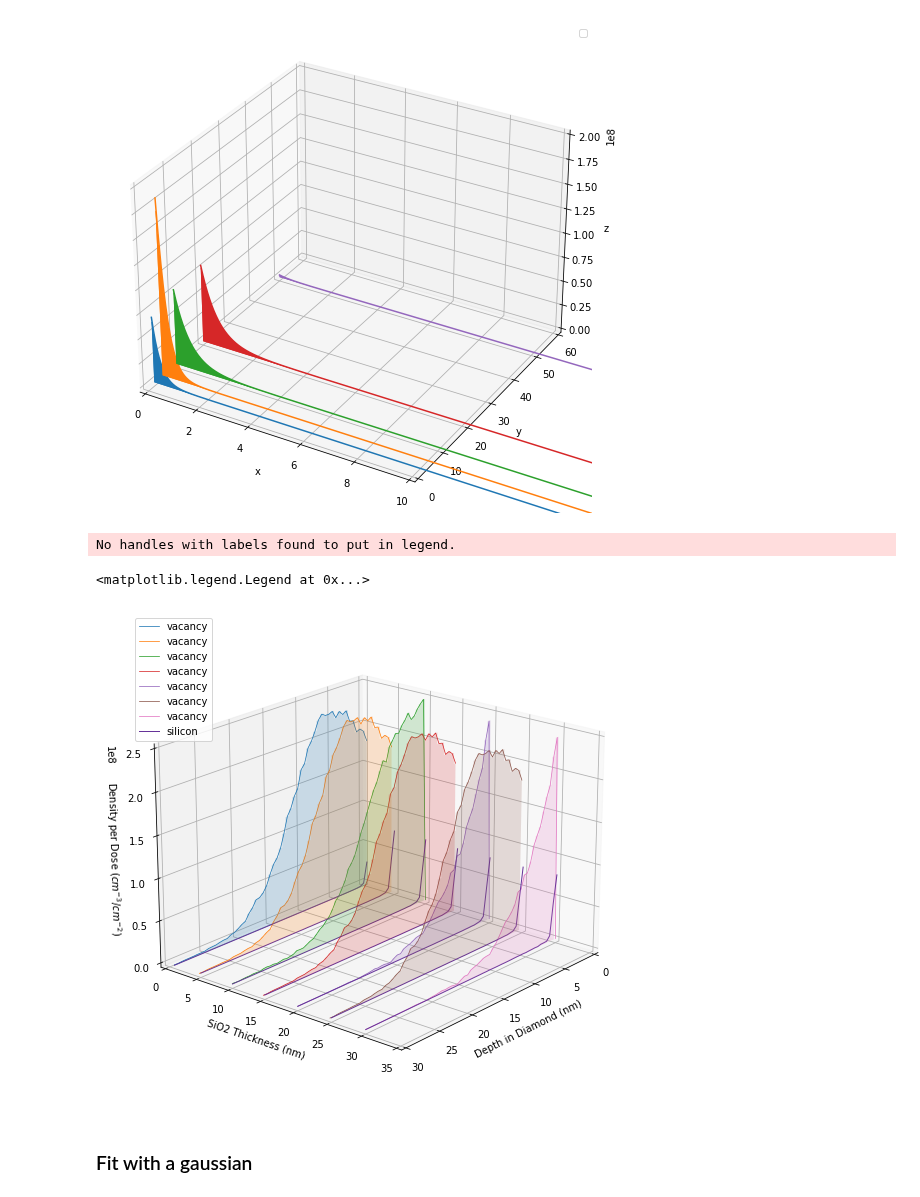
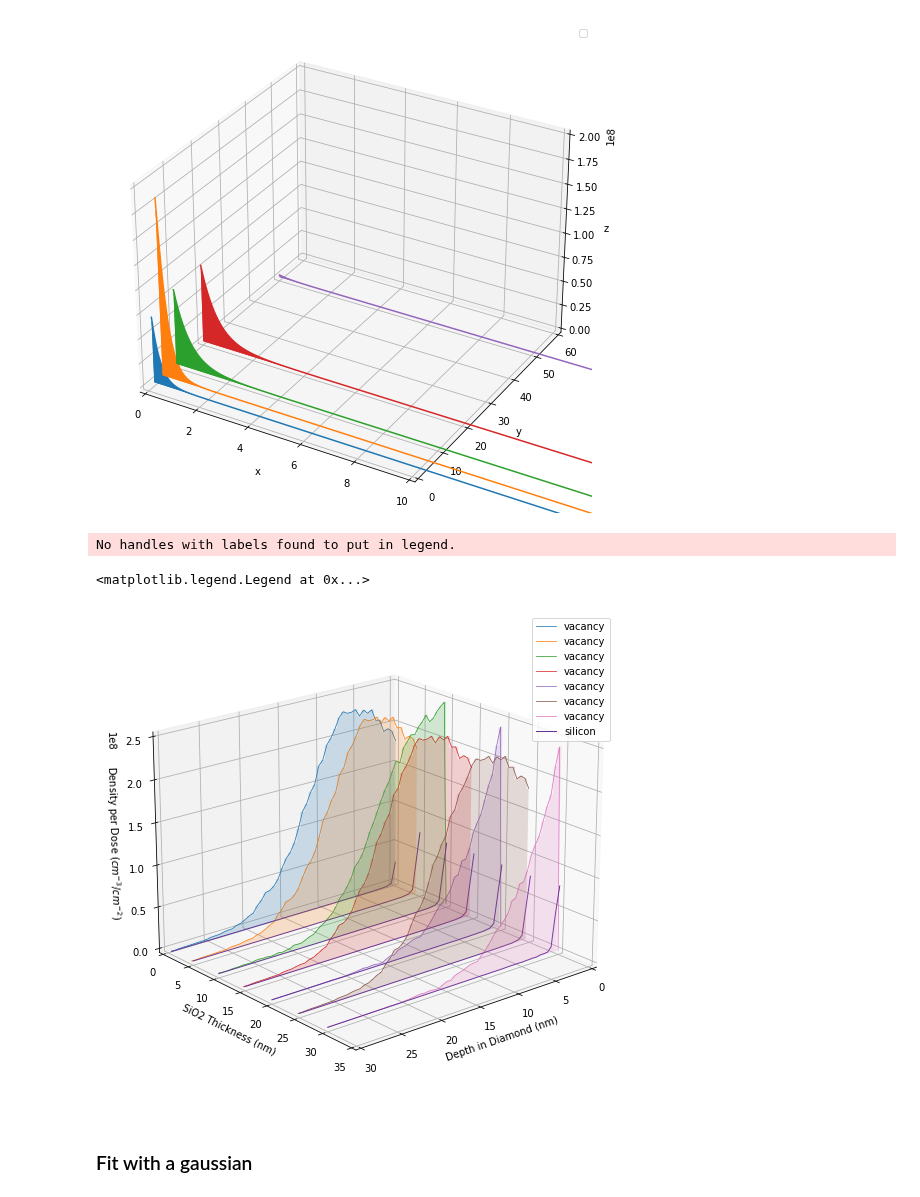
Before and after one commit to ahserhan/SiO2-SiV, a Jupyter notebook: 30keV SiO2/nmPlot3D.ipynb, the cells around one changed output. Cells and saved outputs as stored; diff of their text form; code cells hidden in the pictures.

```diff
--- a/30keV SiO2/nmPlot3D.ipynb
+++ b/30keV SiO2/nmPlot3D.ipynb
@@ -141,35 +141,35 @@ ax.set_zlabel('Density per Dose ($cm^{-3}$/$cm^{-2}$)')
 
 \
 #plot
 # plot3d(data1nm['Depth'],data1nm['Si'], 1)
 # plot3d(data2nm['Depth'],data2nm['C']*1e8, 2)
 plot3d(data5nm['Depth'],data5nm['C']*1e8, 1)
 plot3d(data5nm['Depth'],data5nm['C']*1e8, 5)
 plot3d(data10nm['Depth'],data10nm['C']*1e8,10)
 plot3d(data5nm['Depth'],data5nm['C']*1e8, 15)
 plot3d(data20nm['Depth'],data20nm['C']*1e8, 20)
 plot3d(data5nm['Depth'],data5nm['C']*1e8, 25)
 plot3d(data20nm['Depth'],data20nm['C']*1e8, 30)
 # plot3d(data50nm['Depth'],data50nm['C']*1e8, 50)
 
 
 
 ax.plot(data5nm['Depth'],data5nm['Si'], zs=1, zdir='y', lw = 1, color = 'rebeccapurple', label = 'silicon')
 ax.plot(data10nm['Depth'],data10nm['Si'], zs=5, zdir='y', lw = 1, color = 'rebeccapurple')
 ax.plot(data10nm['Depth'],data10nm['Si'], zs=10, zdir='y', lw = 1, color = 'rebeccapurple')
 ax.plot(data10nm['Depth'],data10nm['Si'], zs=15, zdir='y', lw = 1, color = 'rebeccapurple')
 ax.plot(data10nm['Depth'],data10nm['Si'], zs=20, zdir='y', lw = 1, color = 'rebeccapurple')
 ax.plot(data10nm['Depth'],data10nm['Si'], zs=25, zdir='y', lw = 1, color = 'rebeccapurple')
 ax.plot(data20nm['Depth'],data20nm['Si'], zs=30, zdir='y', lw = 1, color = 'rebeccapurple')
 
 
-ax.view_init(elev=20., azim=40)
+ax.view_init(elev=20., azim=50)
 
 plt.legend()
 # %% [output]
 No handles with labels found to put in legend.
 <matplotlib.legend.Legend at 0x...>
-[figure, old version]
+[figure, new version]
 # %% [markdown]
 ### Fit with a gaussian
 # %%
```
Also changed, not shown: 3 other files.
